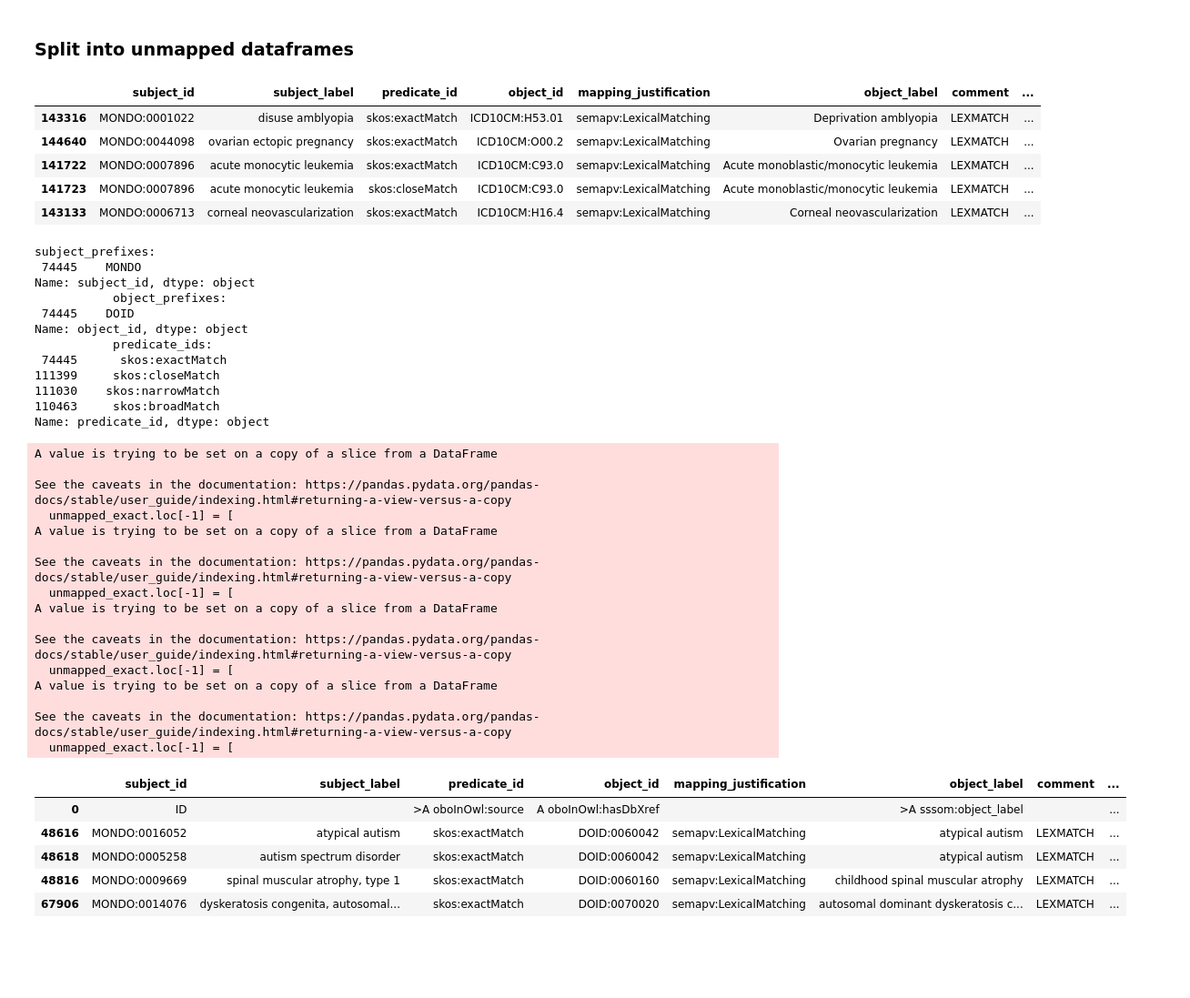
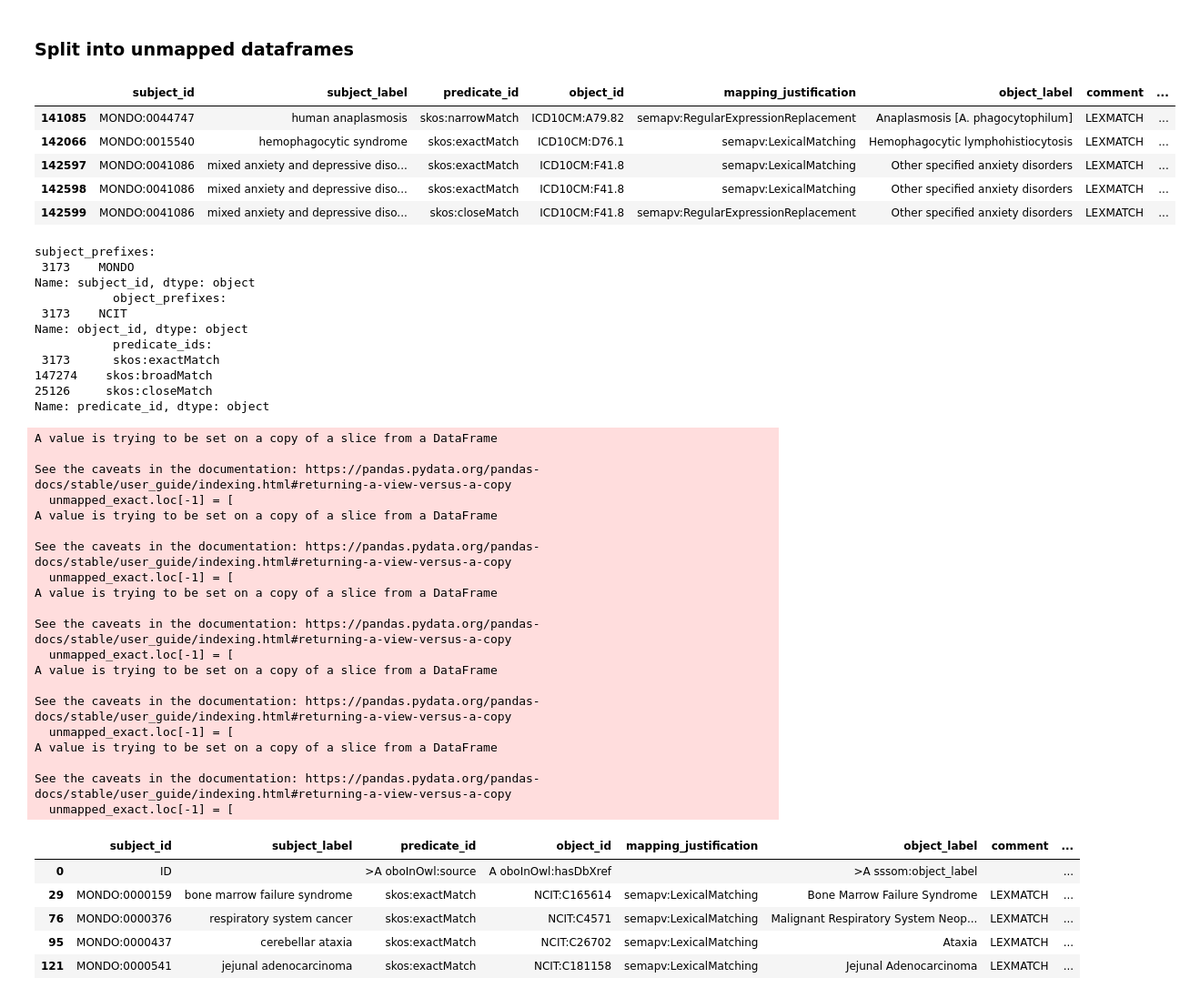
Before and after one commit to monarch-initiative/mondo-ingest, a Jupyter notebook: src/scripts/oak-lexmatch-sssom-compare.ipynb, the cells around one changed output. Shown at 91% size. Drawn from its saved outputs; the diff is of its cells as text; code cells hidden in the pictures; blank space fills up the shorter version.

```diff
--- a/src/scripts/oak-lexmatch-sssom-compare.ipynb
+++ b/src/scripts/oak-lexmatch-sssom-compare.ipynb
@@ -211,15 +249,18 @@ condition_2 = msdf_mondo.df['object_id'].str.contains("ICD10CM")
 condition_3 = msdf_mondo.df['object_id'].str.contains('|'.join((["OMIM","OMIMPS"])))
 condition_4 = msdf_mondo.df['object_id'].str.contains("Orphanet")
 condition_5 = msdf_mondo.df['object_id'].str.contains("DOID")
+condition_6 = msdf_mondo.df['object_id'].str.contains("NCIT")
 
 mondo_icd_df = msdf_mondo.df[condition_1 & condition_2]
 mondo_omim_df = msdf_mondo.df[condition_1 & condition_3]
 mondo_ordo_df = msdf_mondo.df[condition_1 & condition_4]
 mondo_doid_df = msdf_mondo.df[condition_1 & condition_5]
+mondo_ncit_df = msdf_mondo.df[condition_1 & condition_6]
 
 mondo_icd_df.head()
 mondo_omim_df.head()
 mondo_ordo_df.head()
-# mondo_doid_df.head()
+mondo_doid_df.head()
+mondo_ncit_df.head()
 # %% [output]
 |  | subject_id | subject_label | predicate_id | object_id | mapping_justification | object_label |
@@ -324,16 +367,19 @@ condition_2 = lex_df['object_id'].str.contains("ICD10CM")
 condition_3 = lex_df['object_id'].str.contains('|'.join((["OMIM","OMIMPS"])))
 condition_4 = lex_df['object_id'].str.contains("Orphanet")
 condition_5 = lex_df['object_id'].str.contains("DOID")
+condition_6 = lex_df['object_id'].str.contains("NCIT")
 
 
 mondo_icd_lex_df = lex_df[(condition_1 & condition_2)]
 mondo_omim_lex_df = lex_df[(condition_1 & condition_3)]
 mondo_ordo_lex_df = lex_df[(condition_1 & condition_4)]
 mondo_doid_lex_df = lex_df[(condition_1 & condition_5)]
+mondo_ncit_lex_df = lex_df[(condition_1 & condition_6)]
 
 mondo_icd_lex_df.head()
 mondo_omim_lex_df.head()
 mondo_ordo_lex_df.head()
 mondo_doid_lex_df.head()
+mondo_ncit_lex_df.head()
 # %% [output]
 |  | subject_id | subject_label | predicate_id | object_id | object_label | mapping_justification | mapping_tool | ... |
@@ -355,4 +401,5 @@ icd_comparison_df = compare_and_comment_df(mondo_icd_df, mondo_icd_lex_df)
 omim_comparison_df = compare_and_comment_df(mondo_omim_df, mondo_omim_lex_df)
 ordo_comparison_df = compare_and_comment_df(mondo_ordo_df, mondo_ordo_lex_df)
 doid_comparison_df = compare_and_comment_df(mondo_doid_df, mondo_doid_lex_df)
+ncit_comparison_df = compare_and_comment_df(mondo_ncit_df, mondo_ncit_lex_df)
 # %% [output]
@@ -389,31 +437,31 @@ Name: comment, dtype: object
 # %%
 unmapped_icd_df = get_unmapped_df(icd_comparison_df)
 unmapped_omim_df = get_unmapped_df(omim_comparison_df)
 unmapped_ordo_df = get_unmapped_df(ordo_comparison_df)
 unmapped_doid_df = get_unmapped_df(doid_comparison_df)
+unmapped_ncit_df = get_unmapped_df(ncit_comparison_df)
 
 unmapped_icd_df.head()
 # %% [output]
 |  | subject_id | subject_label | predicate_id | object_id | mapping_justification | object_label | comment | ... |
-| 143316 | MONDO:0001022 | disuse amblyopia | skos:exactMatch | ICD10CM:H53.01 | semapv:LexicalMatching | Deprivation amblyopia | LEXMATCH | ... |
-| 144640 | MONDO:0044098 | ovarian ectopic pregnancy | skos:exactMatch | ICD10CM:O00.2 | semapv:LexicalMatching | Ovarian pregnancy | LEXMATCH | ... |
-| 141722 | MONDO:0007896 | acute monocytic leukemia | skos:exactMatch | ICD10CM:C93.0 | semapv:LexicalMatching | Acute monoblastic/monocytic leukemia | LEXMATCH | ... |
-| 141723 | MONDO:0007896 | acute monocytic leukemia | skos:closeMatch | ICD10CM:C93.0 | semapv:LexicalMatching | Acute monoblastic/monocytic leukemia | LEXMATCH | ... |
-| 143133 | MONDO:0006713 | corneal neovascularization | skos:exactMatch | ICD10CM:H16.4 | semapv:LexicalMatching | Corneal neovascularization | LEXMATCH | ... |
+| 141085 | MONDO:0044747 | human anaplasmosis | skos:narrowMatch | ICD10CM:A79.82 | semapv:RegularExpressionReplacement | Anaplasmosis [A. phagocytophilum] | LEXMATCH | ... |
+| 142066 | MONDO:0015540 | hemophagocytic syndrome | skos:exactMatch | ICD10CM:D76.1 | semapv:LexicalMatching | Hemophagocytic lymphohistiocytosis | LEXMATCH | ... |
+| 142597 | MONDO:0041086 | mixed anxiety and depressive diso... | skos:exactMatch | ICD10CM:F41.8 | semapv:LexicalMatching | Other specified anxiety disorders | LEXMATCH | ... |
+| 142598 | MONDO:0041086 | mixed anxiety and depressive diso... | skos:exactMatch | ICD10CM:F41.8 | semapv:LexicalMatching | Other specified anxiety disorders | LEXMATCH | ... |
+| 142599 | MONDO:0041086 | mixed anxiety and depressive diso... | skos:closeMatch | ICD10CM:F41.8 | semapv:RegularExpressionReplacement | Other specified anxiety disorders | LEXMATCH | ... |
 # %%
-print_prefixes(unmapped_doid_df)
+print_prefixes(unmapped_ncit_df)
 # %% [output]
 subject_prefixes:
- 74445    MONDO
+ 3173    MONDO
 Name: subject_id, dtype: object
            object_prefixes:
- 74445    DOID
+ 3173    NCIT
 Name: object_id, dtype: object
            predicate_ids:
- 74445      skos:exactMatch
-111399     skos:closeMatch
-111030    skos:narrowMatch
-110463     skos:broadMatch
+ 3173      skos:exactMatch
+147274    skos:broadMatch
+25126     skos:closeMatch
 Name: predicate_id, dtype: object
 # %%
 # Let reviewers check if this makes sense or no.
@@ -421,6 +469,7 @@ export_unmatched_exact(unmapped_icd_df, "LEXMATCH", "unmapped_icd_lex.tsv")
 export_unmatched_exact(unmapped_omim_df, "LEXMATCH", "unmapped_omim_lex.tsv")
 export_unmatched_exact(unmapped_ordo_df, "LEXMATCH", "unmapped_ordo_lex.tsv")
 export_unmatched_exact(unmapped_doid_df, "LEXMATCH", "unmapped_doid_lex.tsv")
+export_unmatched_exact(unmapped_ncit_df, "LEXMATCH", "unmapped_ncit_lex.tsv")
 # %% [output]
 A value is trying to be set on a copy of a slice from a DataFrame
 
@@ -438,12 +487,16 @@ A value is trying to be set on a copy of a slice from a DataFrame
 
 See the caveats in the documentation: https://pandas.pydata.org/pandas-docs/stable/user_guide/indexing.html#returning-a-view-versus-a-copy
   unmapped_exact.loc[-1] = [
+A value is trying to be set on a copy of a slice from a DataFrame
+
+See the caveats in the documentation: https://pandas.pydata.org/pandas-docs/stable/user_guide/indexing.html#returning-a-view-versus-a-copy
+  unmapped_exact.loc[-1] = [
 |  | subject_id | subject_label | predicate_id | object_id | mapping_justification | object_label | comment | ... |
 | 0 | ID |  | >A oboInOwl:source | A oboInOwl:hasDbXref |  | >A sssom:object_label |  | ... |
-| 48616 | MONDO:0016052 | atypical autism | skos:exactMatch | DOID:0060042 | semapv:LexicalMatching | atypical autism | LEXMATCH | ... |
-| 48618 | MONDO:0005258 | autism spectrum disorder | skos:exactMatch | DOID:0060042 | semapv:LexicalMatching | atypical autism | LEXMATCH | ... |
-| 48816 | MONDO:0009669 | spinal muscular atrophy, type 1 | skos:exactMatch | DOID:0060160 | semapv:LexicalMatching | childhood spinal muscular atrophy | LEXMATCH | ... |
-| 67906 | MONDO:0014076 | dyskeratosis congenita, autosomal... | skos:exactMatch | DOID:0070020 | semapv:LexicalMatching | autosomal dominant dyskeratosis c... | LEXMATCH | ... |
+| 29 | MONDO:0000159 | bone marrow failure syndrome | skos:exactMatch | NCIT:C165614 | semapv:LexicalMatching | Bone Marrow Failure Syndrome | LEXMATCH | ... |
+| 76 | MONDO:0000376 | respiratory system cancer | skos:exactMatch | NCIT:C4571 | semapv:LexicalMatching | Malignant Respiratory System Neop... | LEXMATCH | ... |
+| 95 | MONDO:0000437 | cerebellar ataxia | skos:exactMatch | NCIT:C26702 | semapv:LexicalMatching | Ataxia | LEXMATCH | ... |
+| 121 | MONDO:0000541 | jejunal adenocarcinoma | skos:exactMatch | NCIT:C181158 | semapv:LexicalMatching | Jejunal Adenocarcinoma | LEXMATCH | ... |
 # %%
 # Inspect why these are missing from SSSOM mappings
 export_unmatched_exact(unmapped_icd_df, "MONDO_MAPPINGS", "unmapped_icd_mondo.tsv")
```
Also changed, not shown: parts of 16 cells of this notebook, 9 other files.
